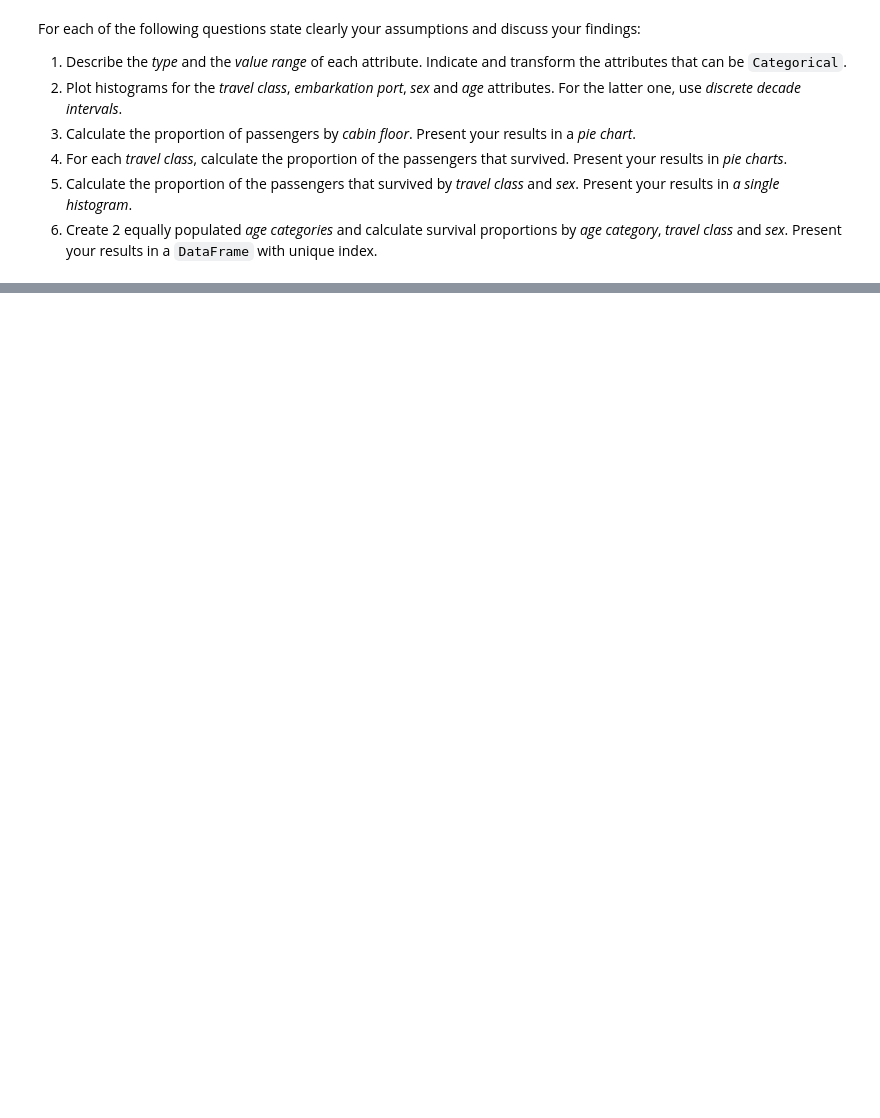
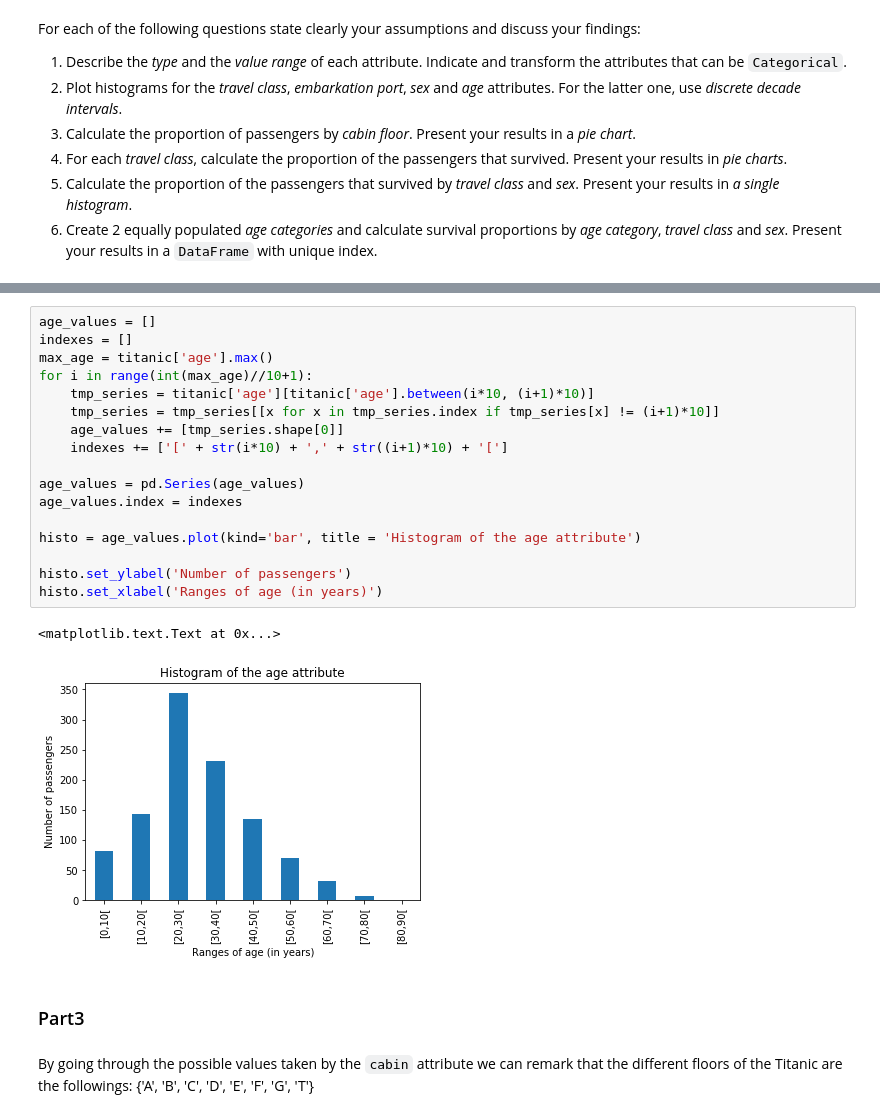
Before and after one commit to adrienruault/ada_molmaru, a Jupyter notebook: Homework01/Homework 1.ipynb, the cells around one changed output, grey strips where cells are left out. Cells and saved outputs as stored; diff of their text form; blank space fills up the shorter version.

```diff
--- a/Homework01/Homework 1.ipynb
+++ b/Homework01/Homework 1.ipynb
@@ -153,0 +603,24 @@ For each of the following questions state clearly your assumptions and discuss y
+# %%
+age_values = []
+indexes = []
+max_age = titanic['age'].max()
+for i in range(int(max_age)//10+1):
+    tmp_series = titanic['age'][titanic['age'].between(i*10, (i+1)*10)]
+    tmp_series = tmp_series[[x for x in tmp_series.index if tmp_series[x] != (i+1)*10]]
+    age_values += [tmp_series.shape[0]]
+    indexes += ['[' + str(i*10) + ',' + str((i+1)*10) + '[']
+
+age_values = pd.Series(age_values)
+age_values.index = indexes
+
+histo = age_values.plot(kind='bar', title = 'Histogram of the age attribute')
+
+histo.set_ylabel('Number of passengers')
+histo.set_xlabel('Ranges of age (in years)')
+# %% [output]
+<matplotlib.text.Text at 0x...>
+[figure, added]
+# %% [markdown]
+### Part3
+# %% [markdown]
+By going through the possible values taken by the `cabin` attribute we can remark that the different floors of the Titanic are the followings: {'A', 'B', 'C', 'D', 'E', 'F', 'G', 'T'}
```
Also changed, not shown: parts of 69 cells of this notebook, 4 other files.
